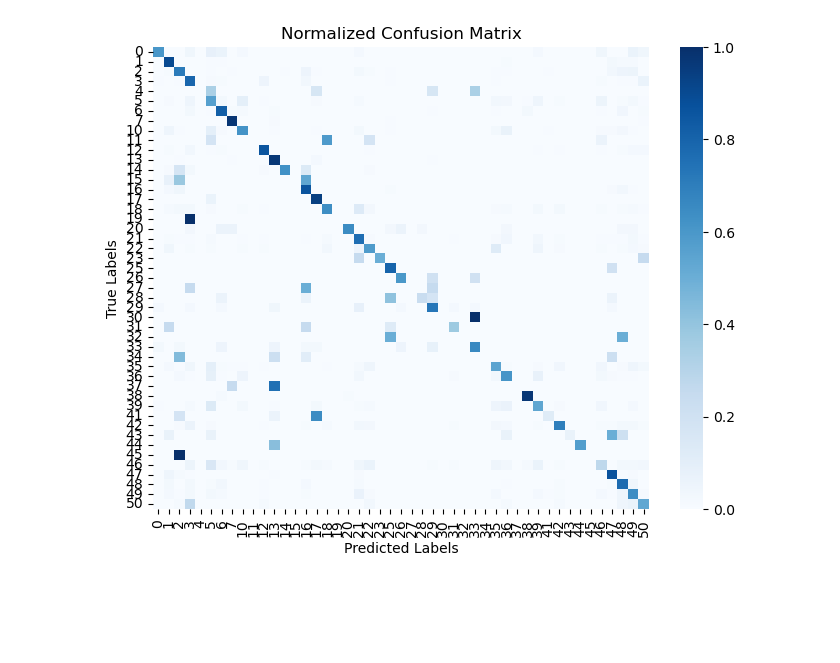
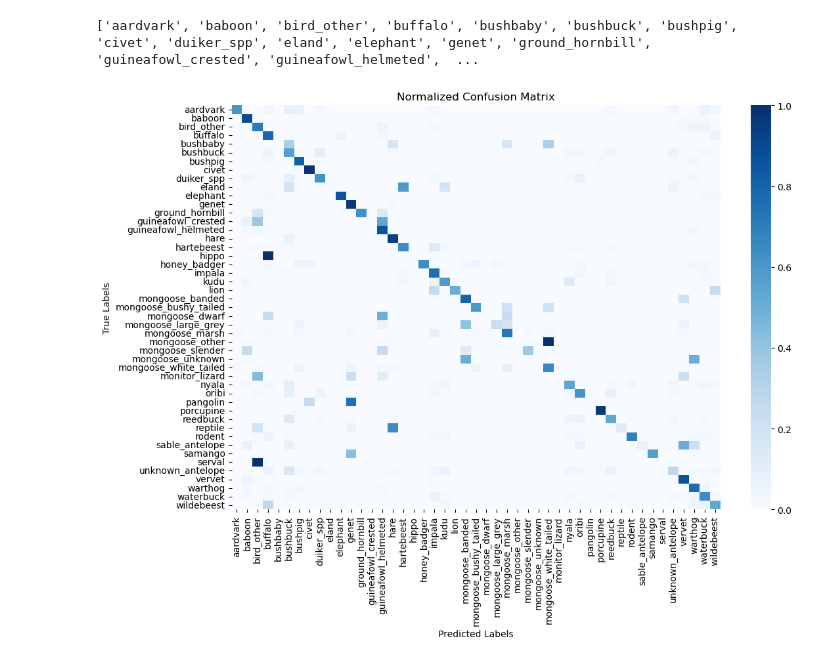
Before and after one commit to klg-2016/ct_classifier, a Jupyter notebook: ct_classifier/plot_results.ipynb, the cells around one changed output. Drawn from its saved outputs; the diff is of its cells as text; code cells hidden in the pictures; blank space fills up the shorter version.

Commit message:
working to change the tick labels from numbers to category names

```diff
--- a/ct_classifier/plot_results.ipynb
+++ b/ct_classifier/plot_results.ipynb
@@ -1,43 +1,59 @@
+# %%
+import pandas as pd
+import seaborn as sns
+import matplotlib.pyplot as plt
+from sklearn.metrics import confusion_matrix
+import numpy as np
+
+#let's try and make a list of my categories
+# 1) read in train annotations JSON
+# 2) convert dictionary to a list of classes
+# 3) give that to the confusion matrix for clarity
+
+#starting point: df with my cropped instances
+#this had to be moved from my WSL to my SSH (with chatgpt's help)
+df = pd.read_csv('/home/Kathryn/code/ct_classifier/data/cropped_instances.csv')
+# print(df)
+
+#now let's make an alphabetical list of spp categories
+#huzzah, it worked!
+species_list = sorted(df['spp'].unique())
+
+print(species_list)
+# %% [output]
+['aardvark', 'baboon', 'bird_other', 'buffalo', 'bushbaby', 'bushbuck', 'bushpig', 'civet', 'duiker_spp', 'eland', 'elephant', 'genet', 'ground_hornbill', 'guineafowl_crested', 'guineafowl_helmeted',  ...
 # %%
-import pandas as pd
-import seaborn as sns
-import matplotlib.pyplot as plt
-from sklearn.metrics import confusion_matrix
-import numpy as np
-
 #let's make a confusion matrix from the results csv
 
 root_path = '/home/Kathryn/code/ct_classifier/model_states-2025-01-17_21-39-55'
 
 #read in csv
 df = pd.read_csv(f'{root_path}/results.csv')
 # print(df)
 
 # #Let's work on a confusion matrix - I think we can I think we can
 y_true = df['true']
 y_pred = df['pred']
 
 # # Compute confusion matrix
 cm = confusion_matrix(y_true, y_pred)
 
 cm_normalized = cm.astype('float') / cm.sum(axis=1)[:, np.newaxis]
 
 # Plot the normalized confusion matrix
-plt.figure(figsize=(8, 6))
+plt.figure(figsize=(12, 8))
 sns.heatmap(cm_normalized, annot=False, fmt='.2f', cmap='Blues',
-            xticklabels=set(y_true), yticklabels=set(y_true))
+            xticklabels=species_list, yticklabels=species_list)
 
 # Titles and labels
 plt.title('Normalized Confusion Matrix')
 plt.xlabel('Predicted Labels')
 plt.ylabel('True Labels')
 
 # Show the plot
 plt.show()
-# #What if we want to customize our labels?
-# #I need to figure out how to incorporate the list of category names
-# #I think it comes from "labels" in dataset.py? but not sure. also not sure how to incorporate that
-# labels = ['duiker_red', 'bushpig', 'oribi', 'genet']  # Replace with your actual class labels
-# sns.heatmap(cm, annot=True, fmt='d', cmap='Blues', xticklabels=labels, yticklabels=labels)
+
+#this works, but my question is now why species like bat are still on here?
+#because I used the wrong csv (before we joined groups)
 # %% [output]
-[figure, old version]
+[figure, new version]
```
Also changed, not shown: parts of 1 cell of this notebook.
